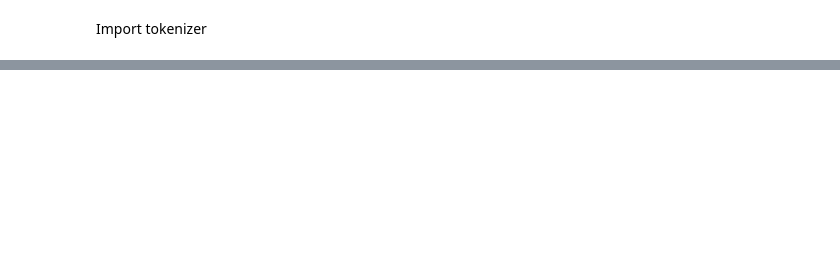
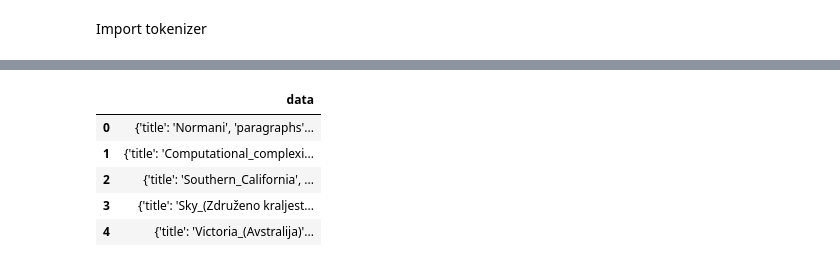
Before and after one commit to gorencnace/NLP, a Jupyter notebook: code/code.ipynb, the cells around one changed output, grey strips where cells are left out. Cells and saved outputs as stored; diff of their text form; code cells hidden in the pictures; blank space fills up the shorter version.

```diff
--- a/code/code.ipynb
+++ b/code/code.ipynb
@@ -294,0 +361,11 @@ sloven
+# %%
+squad_sl = pd.read_json('./export-test.json')
+del squad_sl['version']
+squad_sl.head()
+# %% [output]
+|  | data |
+| 0 | {'title': 'Normani', 'paragraphs'... |
+| 1 | {'title': 'Computational_complexi... |
+| 2 | {'title': 'Southern_California', ... |
+| 3 | {'title': 'Sky_(Združeno kraljest... |
+| 4 | {'title': 'Victoria_(Avstralija)'... |
```
Also changed, not shown: parts of 35 cells of this notebook, 2 other files.
